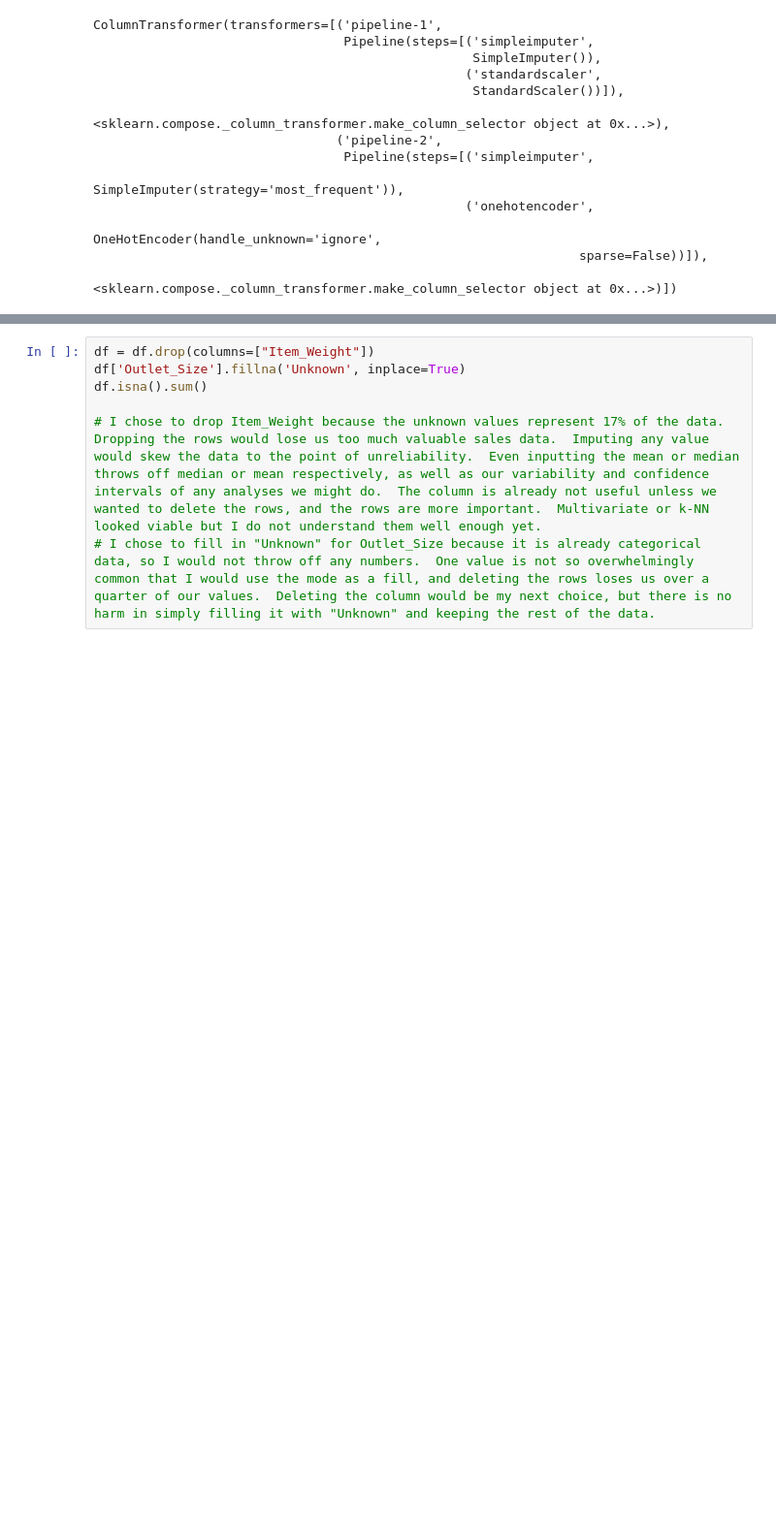
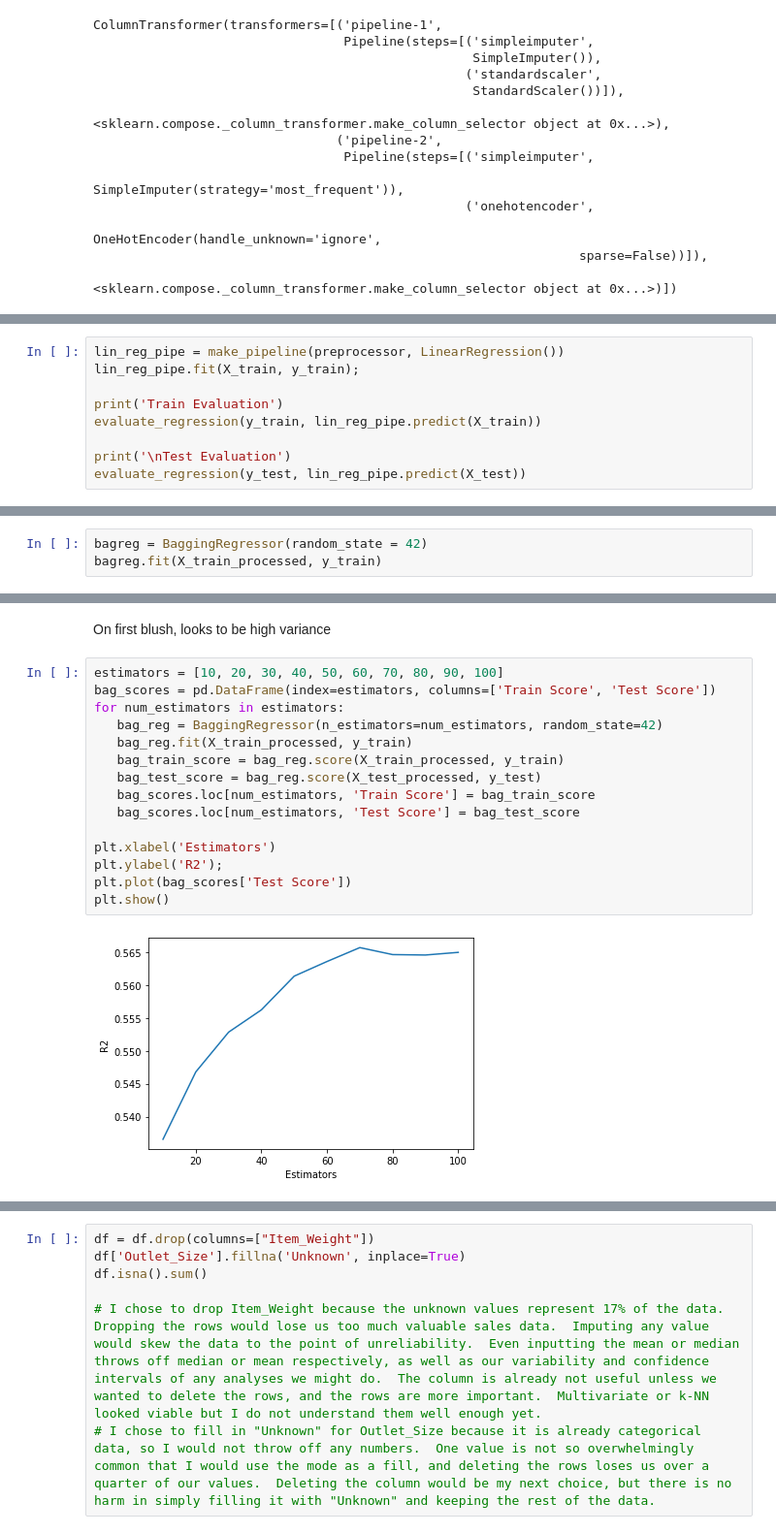
Before and after one commit to blakedshull/datascience, a Jupyter notebook: Sales_Predictions.ipynb, the cells around one changed output, grey strips where cells are left out. Shown at 97% size. Cells and saved outputs as stored; diff of their text form; blank space fills up the shorter version.

```diff
--- a/Sales_Predictions.ipynb
+++ b/Sales_Predictions.ipynb
@@ -184,0 +344,9 @@ memory usage: 50.1+ KB
+# %%
+lin_reg_pipe = make_pipeline(preprocessor, LinearRegression())
+lin_reg_pipe.fit(X_train, y_train);
+
+print('Train Evaluation')
+evaluate_regression(y_train, lin_reg_pipe.predict(X_train))
+
+print('\nTest Evaluation')
+evaluate_regression(y_test, lin_reg_pipe.predict(X_test))
@@ -184,0 +385,3 @@ memory usage: 50.1+ KB
+# %%
+bagreg = BaggingRegressor(random_state = 42)
+bagreg.fit(X_train_processed, y_train)
@@ -184,0 +398,19 @@ memory usage: 50.1+ KB
+# %% [markdown]
+On first blush, looks to be high variance
+# %%
+estimators = [10, 20, 30, 40, 50, 60, 70, 80, 90, 100]
+bag_scores = pd.DataFrame(index=estimators, columns=['Train Score', 'Test Score'])
+for num_estimators in estimators:
+   bag_reg = BaggingRegressor(n_estimators=num_estimators, random_state=42)
+   bag_reg.fit(X_train_processed, y_train)
+   bag_train_score = bag_reg.score(X_train_processed, y_train)
+   bag_test_score = bag_reg.score(X_test_processed, y_test)
+   bag_scores.loc[num_estimators, 'Train Score'] = bag_train_score
+   bag_scores.loc[num_estimators, 'Test Score'] = bag_test_score
+
+plt.xlabel('Estimators')
+plt.ylabel('R2');
+plt.plot(bag_scores['Test Score'])
+plt.show()
+# %% [output]
+[figure, added]
```
Also changed, not shown: parts of 28 cells of this notebook.
